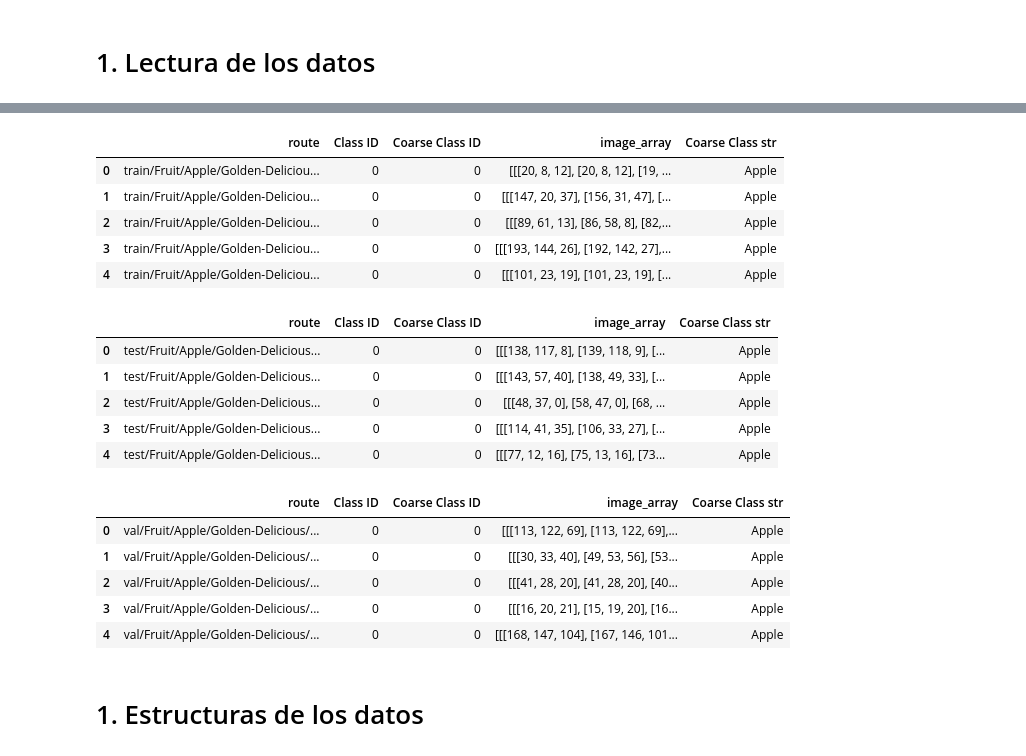
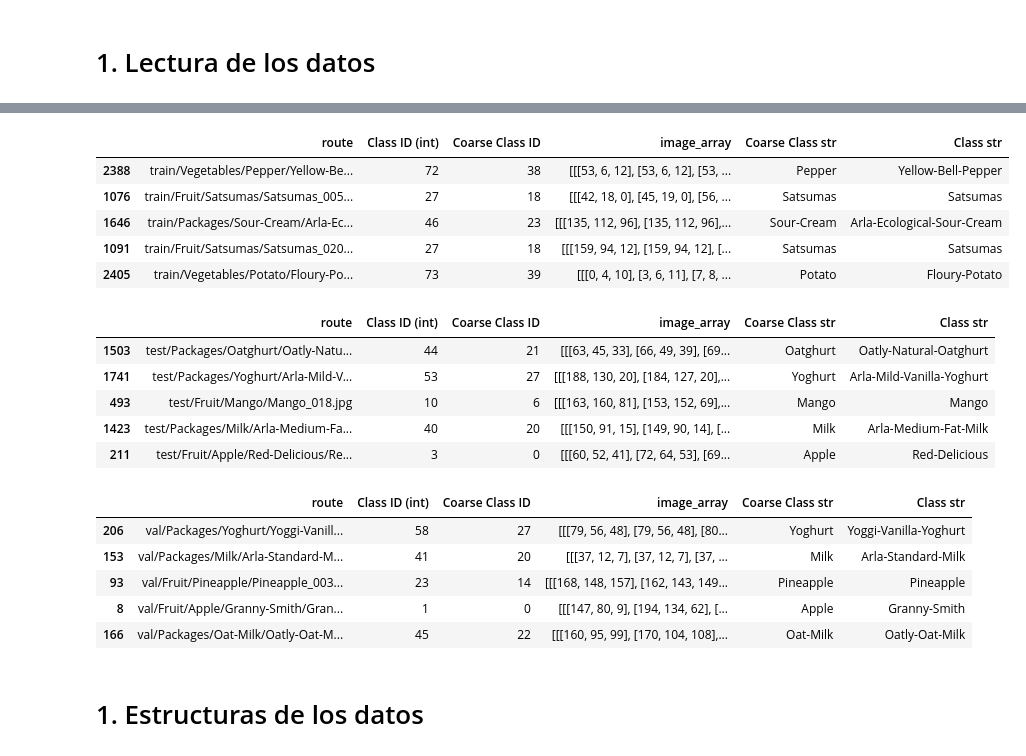
Before and after one commit to juanDango/grocery_store, a Jupyter notebook: data_understanding.ipynb, the cells around one changed output, grey strips where cells are left out. Saved outputs shown, nothing was run; the diff lists cells and outputs as text; code cells hidden in the pictures.

```diff
--- a/data_understanding.ipynb
+++ b/data_understanding.ipynb
@@ -11,7 +66,5 @@ import pickle
 # %%
-etiquetas = pd.read_csv("GroceryStoreDataset-master/dataset/classes.csv")
-
-etiquetas = etiquetas[["Coarse Class Name (str)", "Coarse Class ID (int)"]]
-etiquetas.head()
+etiquetas = data_classes[["Coarse Class Name (str)", "Coarse Class ID (int)"]]
+etiquetas.sample(10)
 # %% [output]
 |  | Coarse Class Name (str) | Coarse Class ID (int) |
@@ -37,0 +115,3 @@ len(etiquetas)
+# %%
+etiquetas_finas = data_classes[["Class Name (str)", "Class ID (int)"]]
+etiquetas_finas.sample(10)
@@ -37,0 +130,11 @@ len(etiquetas)
+# %%
+etiq_finas = []
+
+for i in range(len(etiquetas_finas)):
+    etiqueta_fina = etiquetas_finas.loc[i]
+    etiq_finas.append((etiqueta_fina["Class Name (str)"], int(etiqueta_fina["Class ID (int)"])))
+
+etiq_finas = set(etiq_finas)
+# %%
+etiq_finas = list(etiq_finas)
+etiquetas_finas = {i[1]: i[0] for i in etiq_finas}
@@ -49,44 +172,47 @@ def cargar_imagen(ruta):
         print(f"Error al cargar la imagen en {ruta}: {e}")
         return None
 # %%
-train= pd.read_csv(f"{dataset_route}dataset/train.txt")
+train= pd.read_csv(f"{dataset_route}dataset/train.txt", header=None, names=["route", "Class ID (int)", "Coarse Class ID"])
 # Aplica la función de carga a cada ruta de imagen y almacena los arrays en una nueva columna
 train['image_array'] = train['route'].apply(cargar_imagen)
 train['Coarse Class str'] = train['Coarse Class ID'].apply(lambda x: etiquetas.get(x, "No Aplica"))
-train.head()
+train['Class str'] = train['Class ID (int)'].apply(lambda x: etiquetas_finas.get(x, "No Aplica"))
+train.sample(5)
 # %% [output]
-|  | route | Class ID | Coarse Class ID | image_array | Coarse Class str |
-| 0 | train/Fruit/Apple/Golden-Deliciou... | 0 | 0 | [[[20, 8, 12], [20, 8, 12], [19, ... | Apple |
-| 1 | train/Fruit/Apple/Golden-Deliciou... | 0 | 0 | [[[147, 20, 37], [156, 31, 47], [... | Apple |
-| 2 | train/Fruit/Apple/Golden-Deliciou... | 0 | 0 | [[[89, 61, 13], [86, 58, 8], [82,... | Apple |
-| 3 | train/Fruit/Apple/Golden-Deliciou... | 0 | 0 | [[[193, 144, 26], [192, 142, 27],... | Apple |
-| 4 | train/Fruit/Apple/Golden-Deliciou... | 0 | 0 | [[[101, 23, 19], [101, 23, 19], [... | Apple |
+|  | route | Class ID (int) | Coarse Class ID | image_array | Coarse Class str | Class str |
+| 2388 | train/Vegetables/Pepper/Yellow-Be... | 72 | 38 | [[[53, 6, 12], [53, 6, 12], [53, ... | Pepper | Yellow-Bell-Pepper |
+| 1076 | train/Fruit/Satsumas/Satsumas_005... | 27 | 18 | [[[42, 18, 0], [45, 19, 0], [56, ... | Satsumas | Satsumas |
+| 1646 | train/Packages/Sour-Cream/Arla-Ec... | 46 | 23 | [[[135, 112, 96], [135, 112, 96],... | Sour-Cream | Arla-Ecological-Sour-Cream |
+| 1091 | train/Fruit/Satsumas/Satsumas_020... | 27 | 18 | [[[159, 94, 12], [159, 94, 12], [... | Satsumas | Satsumas |
+| 2405 | train/Vegetables/Potato/Floury-Po... | 73 | 39 | [[[0, 4, 10], [3, 6, 11], [7, 8, ... | Potato | Floury-Potato |
 # %%
-test= pd.read_csv(f"{dataset_route}dataset/test.txt")
+test= pd.read_csv(f"{dataset_route}dataset/test.txt", header=None, names=["route", "Class ID (int)", "Coarse Class ID"])
 # Aplica la función de carga a cada ruta de imagen y almacena los arrays en una nueva columna
 test['image_array'] = test['route'].apply(cargar_imagen)
 test['Coarse Class str'] = test['Coarse Class ID'].apply(lambda x: etiquetas.get(x, "No Aplica"))
-test.head()
+test['Class str'] = test['Class ID (int)'].apply(lambda x: etiquetas_finas.get(x, "No Aplica"))
+test.sample(5)
 # %% [output]
-|  | route | Class ID | Coarse Class ID | image_array | Coarse Class str |
-| 0 | test/Fruit/Apple/Golden-Delicious... | 0 | 0 | [[[138, 117, 8], [139, 118, 9], [... | Apple |
-| 1 | test/Fruit/Apple/Golden-Delicious... | 0 | 0 | [[[143, 57, 40], [138, 49, 33], [... | Apple |
-| 2 | test/Fruit/Apple/Golden-Delicious... | 0 | 0 | [[[48, 37, 0], [58, 47, 0], [68, ... | Apple |
-| 3 | test/Fruit/Apple/Golden-Delicious... | 0 | 0 | [[[114, 41, 35], [106, 33, 27], [... | Apple |
-| 4 | test/Fruit/Apple/Golden-Delicious... | 0 | 0 | [[[77, 12, 16], [75, 13, 16], [73... | Apple |
+|  | route | Class ID (int) | Coarse Class ID | image_array | Coarse Class str | Class str |
+| 1503 | test/Packages/Oatghurt/Oatly-Natu... | 44 | 21 | [[[63, 45, 33], [66, 49, 39], [69... | Oatghurt | Oatly-Natural-Oatghurt |
+| 1741 | test/Packages/Yoghurt/Arla-Mild-V... | 53 | 27 | [[[188, 130, 20], [184, 127, 20],... | Yoghurt | Arla-Mild-Vanilla-Yoghurt |
+| 493 | test/Fruit/Mango/Mango_018.jpg | 10 | 6 | [[[163, 160, 81], [153, 152, 69],... | Mango | Mango |
+| 1423 | test/Packages/Milk/Arla-Medium-Fa... | 40 | 20 | [[[150, 91, 15], [149, 90, 14], [... | Milk | Arla-Medium-Fat-Milk |
+| 211 | test/Fruit/Apple/Red-Delicious/Re... | 3 | 0 | [[[60, 52, 41], [72, 64, 53], [69... | Apple | Red-Delicious |
 # %%
-val= pd.read_csv(f"{dataset_route}dataset/val.txt")
+val= pd.read_csv(f"{dataset_route}dataset/val.txt", header=None, names=["route", "Class ID (int)", "Coarse Class ID"])
 # Aplica la función de carga a cada ruta de imagen y almacena los arrays en una nueva columna
 val['image_array'] = val['route'].apply(cargar_imagen)
 val['Coarse Class str'] = val['Coarse Class ID'].apply(lambda x: etiquetas.get(x, "No Aplica"))
-val.head()
+val['Class str'] = val['Class ID (int)'].apply(lambda x: etiquetas_finas.get(x, "No Aplica"))
+val.sample(5)
 # %% [output]
-|  | route | Class ID | Coarse Class ID | image_array | Coarse Class str |
-| 0 | val/Fruit/Apple/Golden-Delicious/... | 0 | 0 | [[[113, 122, 69], [113, 122, 69],... | Apple |
-| 1 | val/Fruit/Apple/Golden-Delicious/... | 0 | 0 | [[[30, 33, 40], [49, 53, 56], [53... | Apple |
-| 2 | val/Fruit/Apple/Golden-Delicious/... | 0 | 0 | [[[41, 28, 20], [41, 28, 20], [40... | Apple |
-| 3 | val/Fruit/Apple/Golden-Delicious/... | 0 | 0 | [[[16, 20, 21], [15, 19, 20], [16... | Apple |
-| 4 | val/Fruit/Apple/Golden-Delicious/... | 0 | 0 | [[[168, 147, 104], [167, 146, 101... | Apple |
+|  | route | Class ID (int) | Coarse Class ID | image_array | Coarse Class str | Class str |
+| 206 | val/Packages/Yoghurt/Yoggi-Vanill... | 58 | 27 | [[[79, 56, 48], [79, 56, 48], [80... | Yoghurt | Yoggi-Vanilla-Yoghurt |
+| 153 | val/Packages/Milk/Arla-Standard-M... | 41 | 20 | [[[37, 12, 7], [37, 12, 7], [37, ... | Milk | Arla-Standard-Milk |
+| 93 | val/Fruit/Pineapple/Pineapple_003... | 23 | 14 | [[[168, 148, 157], [162, 143, 149... | Pineapple | Pineapple |
+| 8 | val/Fruit/Apple/Granny-Smith/Gran... | 1 | 0 | [[[147, 80, 9], [194, 134, 62], [... | Apple | Granny-Smith |
+| 166 | val/Packages/Oat-Milk/Oatly-Oat-M... | 45 | 22 | [[[160, 95, 99], [170, 104, 108],... | Oat-Milk | Oatly-Oat-Milk |
 # %% [markdown]
 # 1. Estructuras de los datos
 # %%
```
Also changed, not shown: parts of 57 cells of this notebook, 1 other file.
